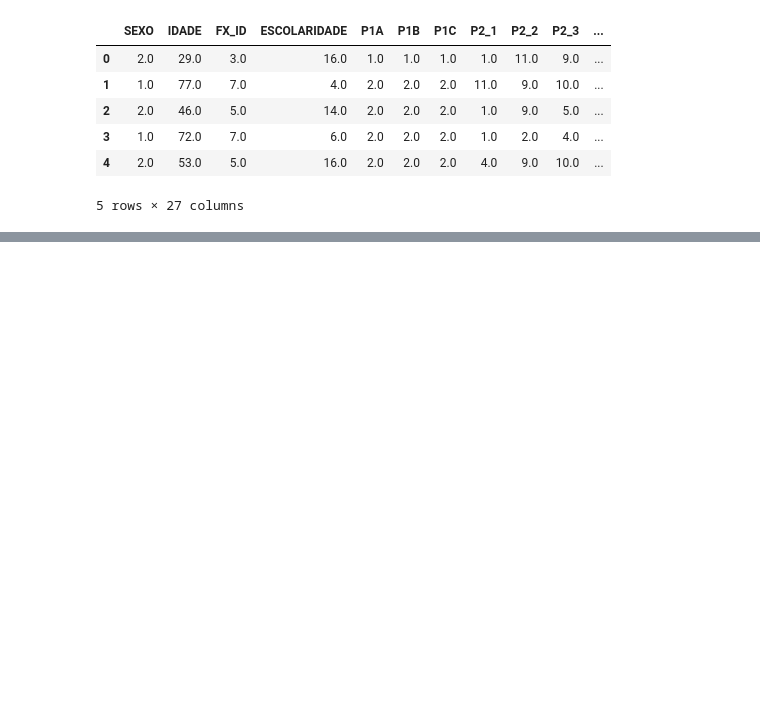
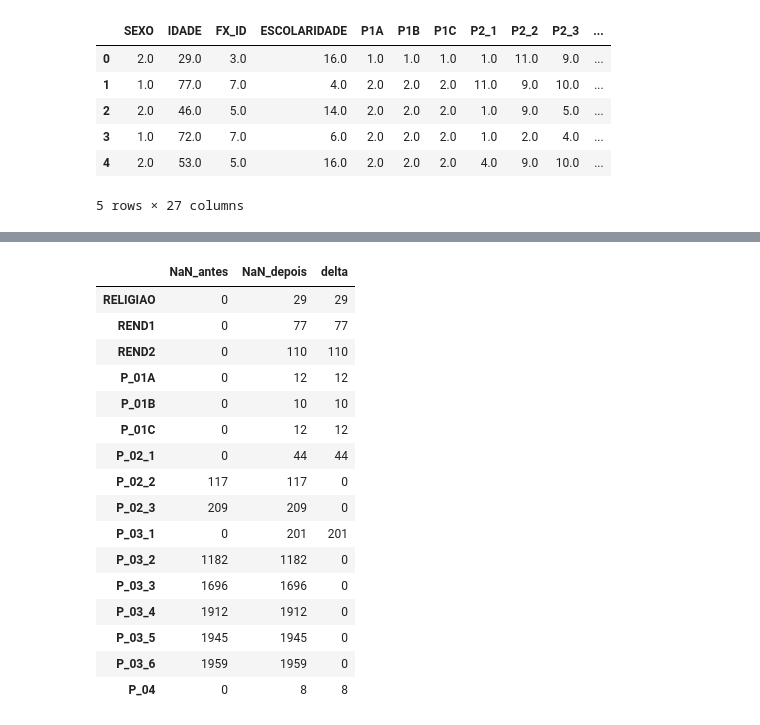
Before and after one commit to edfeherr/projeto-eda-democracia, a Jupyter notebook: notebooks/01_exploracao_base.ipynb, the cells around one changed output, grey strips where cells are left out. Cells and saved outputs as stored; diff of their text form; code cells hidden in the pictures; blank space fills up the shorter version.

```diff
--- a/notebooks/01_exploracao_base.ipynb
+++ b/notebooks/01_exploracao_base.ipynb
@@ -62,0 +132,18 @@ meta.column_labels
+# %%
+# Renomeia as variáveis de pergunta para o padrão do dicionário de dados (P_01A em vez de P1A).
+# Consistência com a documentação evita confusão durante a análise.
+rename_map = {
+    'P1A': 'P_01A', 'P1B': 'P_01B', 'P1C': 'P_01C',
+    'P2_1': 'P_02_1', 'P2_2': 'P_02_2', 'P2_3': 'P_02_3',
+    'P3_1': 'P_03_1', 'P3_2': 'P_03_2', 'P3_3': 'P_03_3',
+    'P3_4': 'P_03_4', 'P3_5': 'P_03_5', 'P3_6': 'P_03_6',
+    'P4':   'P_04',
+}
+df_cesop = df_cesop.rename(columns=rename_map)
+
+# DATA_ENTREVISTA chega como string ('YYYY-MM-DD'); converter para datetime
+# permite filtros temporais e ordenações nos passos seguintes.
+df_cesop['DATA_ENTREVISTA'] = pd.to_datetime(df_cesop['DATA_ENTREVISTA'], errors='coerce')
+
+print("Colunas renomeadas:", [v for v in rename_map.values() if v in df_cesop.columns])
+print("Dtype DATA_ENTREVISTA:", df_cesop['DATA_ENTREVISTA'].dtype)
@@ -62,0 +162,40 @@ meta.column_labels
+# %%
+# Mapeamento explícito dos códigos de não-resposta para NaN.
+# Manter a tabela aqui (em vez de aplicar globalmente "99 → NaN") evita corromper
+# REND1, em que 98 = "Não tem rendimento pessoal" é categoria VÁLIDA, não missing.
+codigos_nan_por_coluna = {
+    'RELIGIAO': [99],
+    'REND1':    [99],
+    'REND2':    [99],
+    'P_01A':    [99], 'P_01B': [99], 'P_01C': [99],
+    'P_02_1':   [99], 'P_02_2': [99], 'P_02_3': [99],
+    'P_03_1':   [99], 'P_03_2': [99], 'P_03_3': [99],
+    'P_03_4':   [99], 'P_03_5': [99], 'P_03_6': [99],
+    'P_04':     [99],
+}
+
+# Conta NaN antes e depois para ter visibilidade do efeito da substituição.
+antes = df_cesop[list(codigos_nan_por_coluna.keys())].isna().sum()
+for col, codigos in codigos_nan_por_coluna.items():
+    df_cesop[col] = df_cesop[col].replace(codigos, np.nan)
+depois = df_cesop[list(codigos_nan_por_coluna.keys())].isna().sum()
+
+pd.DataFrame({'NaN_antes': antes, 'NaN_depois': depois, 'delta': depois - antes})
+# %% [output]
+|  | NaN_antes | NaN_depois | delta |
+| RELIGIAO | 0 | 29 | 29 |
+| REND1 | 0 | 77 | 77 |
+| REND2 | 0 | 110 | 110 |
+| P_01A | 0 | 12 | 12 |
+| P_01B | 0 | 10 | 10 |
+| P_01C | 0 | 12 | 12 |
+| P_02_1 | 0 | 44 | 44 |
+| P_02_2 | 117 | 117 | 0 |
+| P_02_3 | 209 | 209 | 0 |
+| P_03_1 | 0 | 201 | 201 |
+| P_03_2 | 1182 | 1182 | 0 |
+| P_03_3 | 1696 | 1696 | 0 |
+| P_03_4 | 1912 | 1912 | 0 |
+| P_03_5 | 1945 | 1945 | 0 |
+| P_03_6 | 1959 | 1959 | 0 |
+| P_04 | 0 | 8 | 8 |
```
Also changed, not shown: parts of 31 cells of this notebook, 3 other files.
